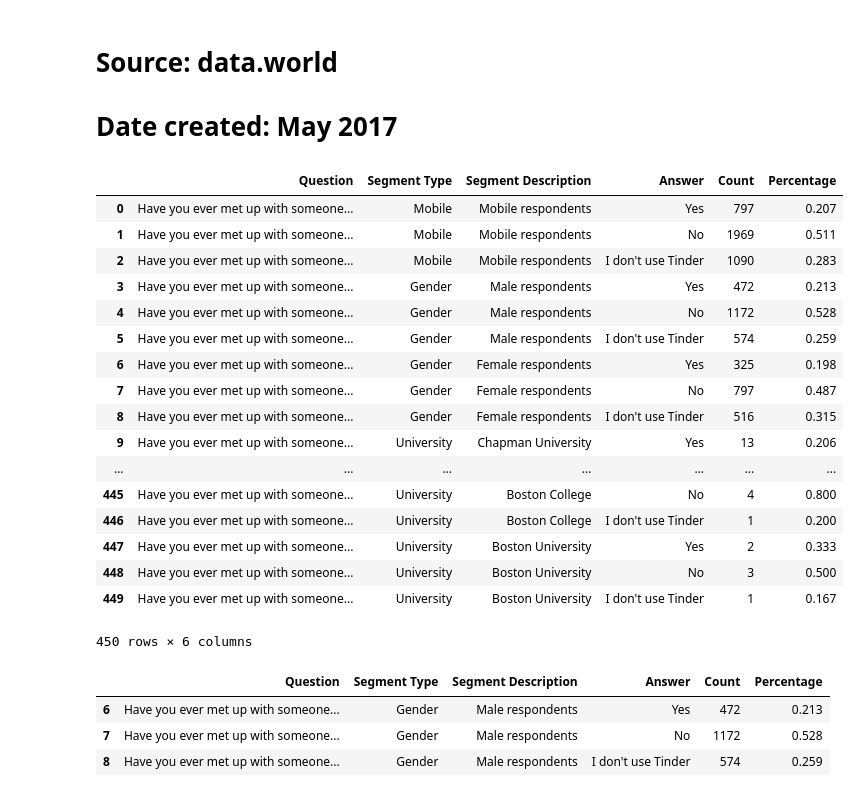
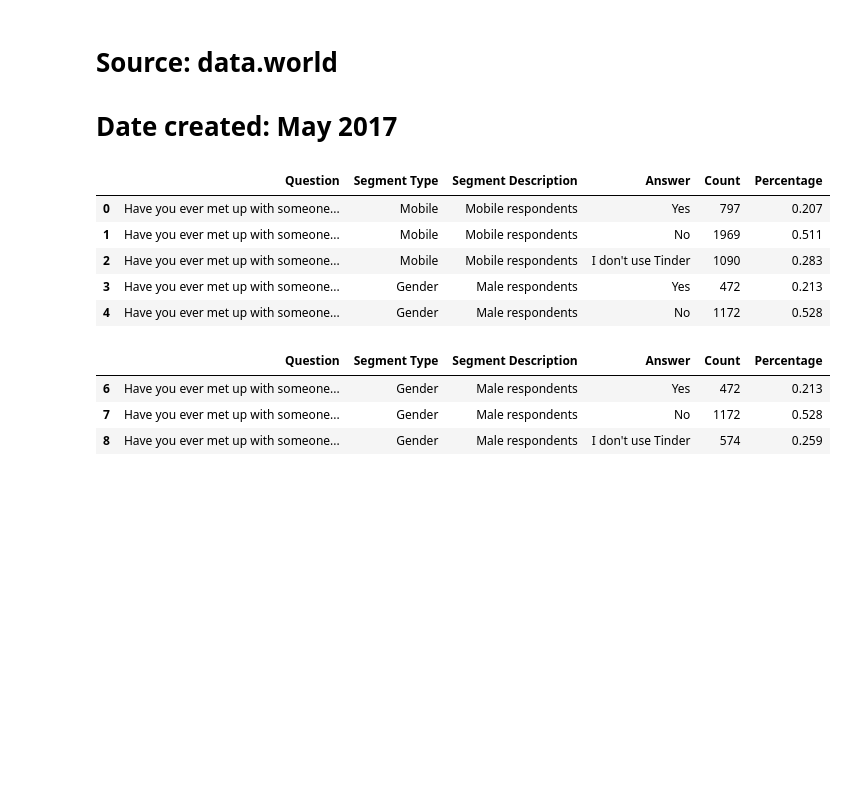
Before and after one commit to chunsang0126/your-own-project, a Jupyter notebook: Poll Result conducted in US regarding Tinder usage .ipynb, the cells around one changed output. Saved outputs shown, nothing was run; the diff lists cells and outputs as text; code cells hidden in the pictures; blank space fills up the shorter version.

```diff
--- a/Poll Result conducted in US regarding Tinder usage .ipynb
+++ b/Poll Result conducted in US regarding Tinder usage .ipynb
@@ -6,26 +6,14 @@ import pandas as pd
 # %%
 raw = pd.read_csv('Tinder Millennial Match Rate Dataset.csv').drop([3,4,5])
 # %%
-raw.reset_index().drop(columns='index')
+raw.reset_index().drop(columns='index').head()
 # %% [output]
 |  | Question | Segment Type | Segment Description | Answer | Count | Percentage |
 | 0 | Have you ever met up with someone... | Mobile | Mobile respondents | Yes | 797 | 0.207 |
 | 1 | Have you ever met up with someone... | Mobile | Mobile respondents | No | 1969 | 0.511 |
 | 2 | Have you ever met up with someone... | Mobile | Mobile respondents | I don't use Tinder | 1090 | 0.283 |
 | 3 | Have you ever met up with someone... | Gender | Male respondents | Yes | 472 | 0.213 |
 | 4 | Have you ever met up with someone... | Gender | Male respondents | No | 1172 | 0.528 |
-| 5 | Have you ever met up with someone... | Gender | Male respondents | I don't use Tinder | 574 | 0.259 |
-| 6 | Have you ever met up with someone... | Gender | Female respondents | Yes | 325 | 0.198 |
-| 7 | Have you ever met up with someone... | Gender | Female respondents | No | 797 | 0.487 |
-| 8 | Have you ever met up with someone... | Gender | Female respondents | I don't use Tinder | 516 | 0.315 |
-| 9 | Have you ever met up with someone... | University | Chapman University | Yes | 13 | 0.206 |
-| ... | ... | ... | ... | ... | ... | ... |
-| 445 | Have you ever met up with someone... | University | Boston College | No | 4 | 0.800 |
-| 446 | Have you ever met up with someone... | University | Boston College | I don't use Tinder | 1 | 0.200 |
-| 447 | Have you ever met up with someone... | University | Boston University | Yes | 2 | 0.333 |
-| 448 | Have you ever met up with someone... | University | Boston University | No | 3 | 0.500 |
-| 449 | Have you ever met up with someone... | University | Boston University | I don't use Tinder | 1 | 0.167 |
-450 rows × 6 columns
 # %%
 male=raw.iloc[3:6]
 male
```
Also changed, not shown: parts of 2 cells of this notebook.
